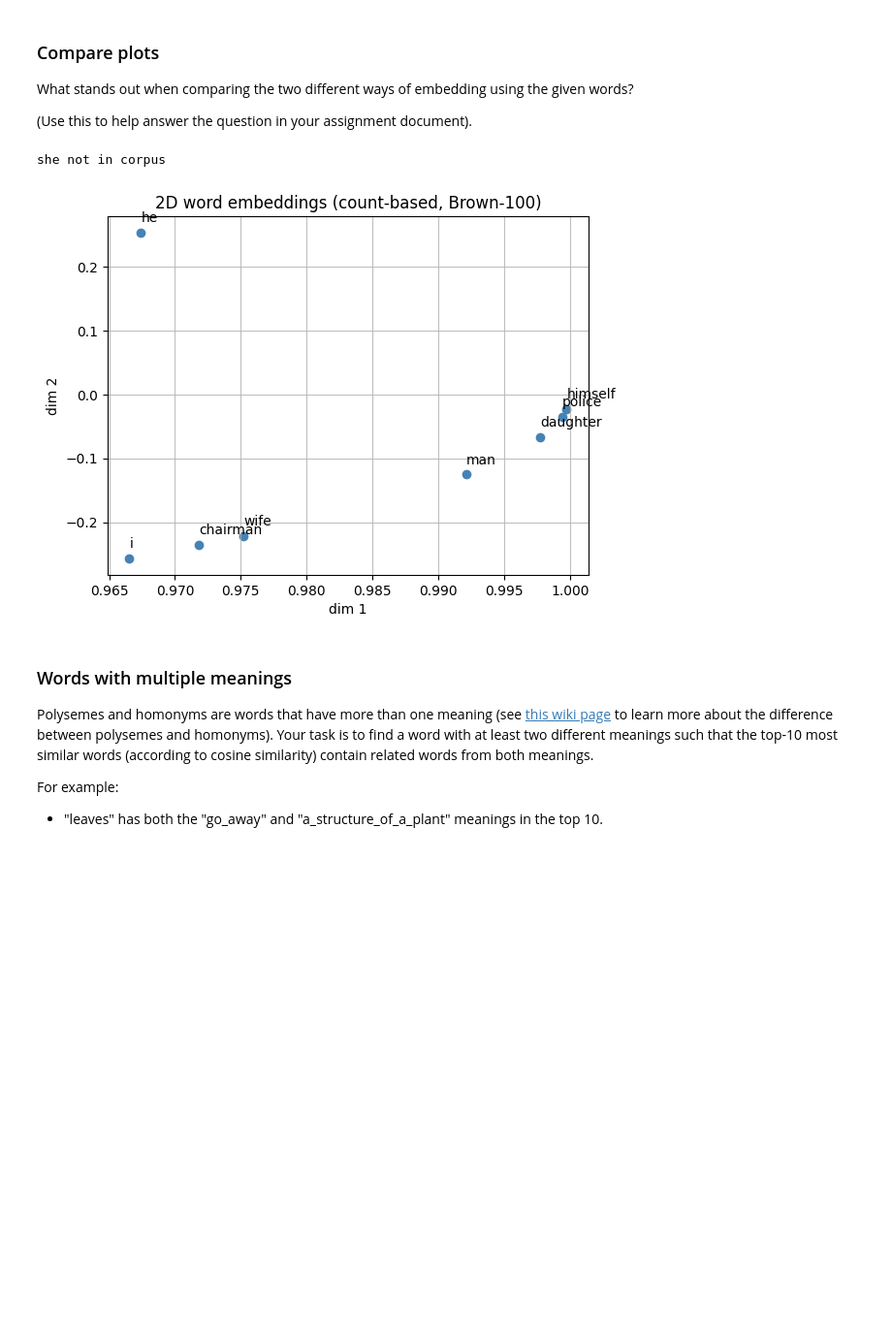
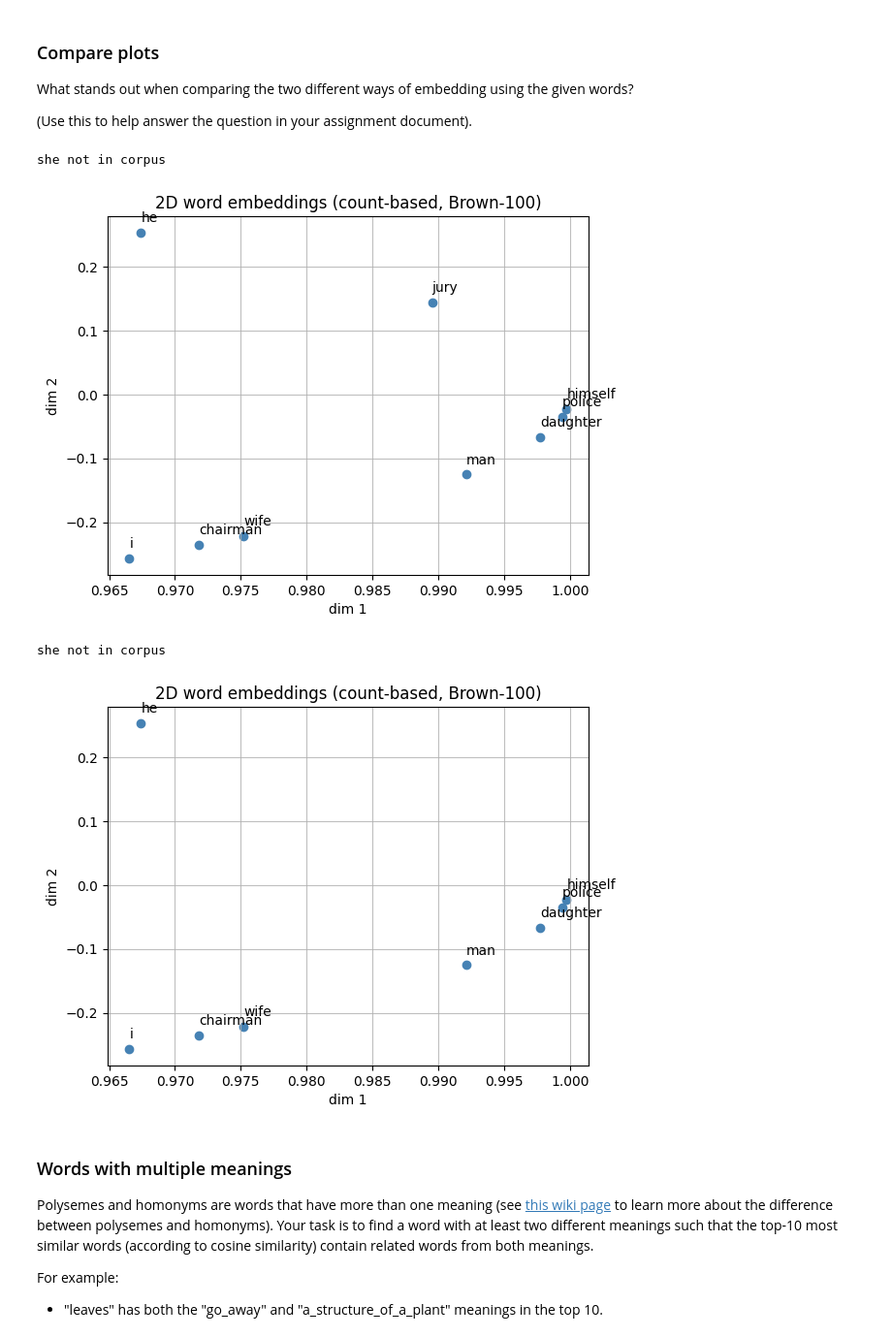
Before and after one commit to myriamth04/NLP, a Jupyter notebook: NLP_2026_A2.ipynb, the cells around one changed output. Shown at 97% size. Cells and saved outputs as stored; diff of their text form; code cells hidden in the pictures; blank space fills up the shorter version.

```diff
--- a/NLP_2026_A2.ipynb
+++ b/NLP_2026_A2.ipynb
@@ -442,19 +442,10 @@ def plot_embeddings(M_reduced, word_to_index, words):
     plt.show()
 
 
-# Actually reduce the co-occurrence matrix to 2D before plotting.
-# This step was missing, the notebook defined reduce_to_k_dim but never called it on our co_matrix.
-
 M_reduced = reduce_to_k_dim(co_matrix.astype(np.float64), k=2)
 
-# Words adapted for the Brown-100 corpus. The original list was movie-review
-# words ('movie', 'mysterious', etc.) which don't appear in news text.
-# These are all words that actually appear in brown_100.txt and represent
-# semantic categories we'd expect to cluster: legal/government, people,
-# and time/action verbs.
-words = ['jury', 'county', 'court', 'city', 'state',        # legal/governmental
-         'mayor', 'governor', 'chairman', 'attorney',       # people/roles
-         'said', 'recommended', 'approved', 'urged']        # reporting verbs
+words = ['jury', 'county', 'court', 'city', 'state', 'mayor', 'governor', 'chairman', 'attorney',
+          'said', 'recommended', 'approved', 'urged']
 
 plot_embeddings(M_reduced, word_to_index, words)
 # %% [output]
@@ -486,10 +468,11 @@ def plot_embeddings(M_reduced, words):
 
 M_reduced = reduce_to_k_dim(co_matrix, k=2)
 words = ['movie', 'book', 'mysterious', 'story', 'fascinating', 'good', 'interesting', 'large', 'massive', 'huge']
-# words2 = ['president', 'government', 'state', 'country', 'city', 'county', 'jury', 'court', 'said', 'reported', 'surveillance',
-words2 = ['man','wife', 'daughter', 'she', 'he', 'himself', 'i', 'chairman', 'police']
+words2 = ['man','wife', 'daughter', 'she', 'he', 'himself', 'i', 'chairman', 'police', 'jury']
+words3 = ['man','wife', 'daughter', 'she', 'he', 'himself', 'i', 'chairman', 'police']
 #note: word list needs to be adjusted to each new corpus with an explanation of why you choose to plot the words you do
 
 plot_embeddings(M_reduced, words)
 plot_embeddings(M_reduced, words2)
+plot_embeddings(M_reduced, words3)
 # %% [output]
@@ -551,9 +547,12 @@ What stands out when comparing the two different ways of embedding using the giv
 (Use this to help answer the question in your assignment document).
 # %%
 plot_embeddings(M_reduced_normalized, words2)
+plot_embeddings(M_reduced_normalized, words3)
 # %% [output]
 she not in corpus
-[figure, old version]
+[figure, new version]
+she not in corpus
+[figure, added]
 # %% [markdown]
 ### Words with multiple meanings
 Polysemes and homonyms are words that have more than one meaning (see [this wiki page](https://en.wikipedia.org/wiki/Polysemy) to learn more about the difference between polysemes and homonyms). Your task is to find a word with at least two different meanings such that the top-10 most similar words (according to cosine similarity) contain related words from both meanings.
```
Also changed, not shown: parts of 3 cells of this notebook.
